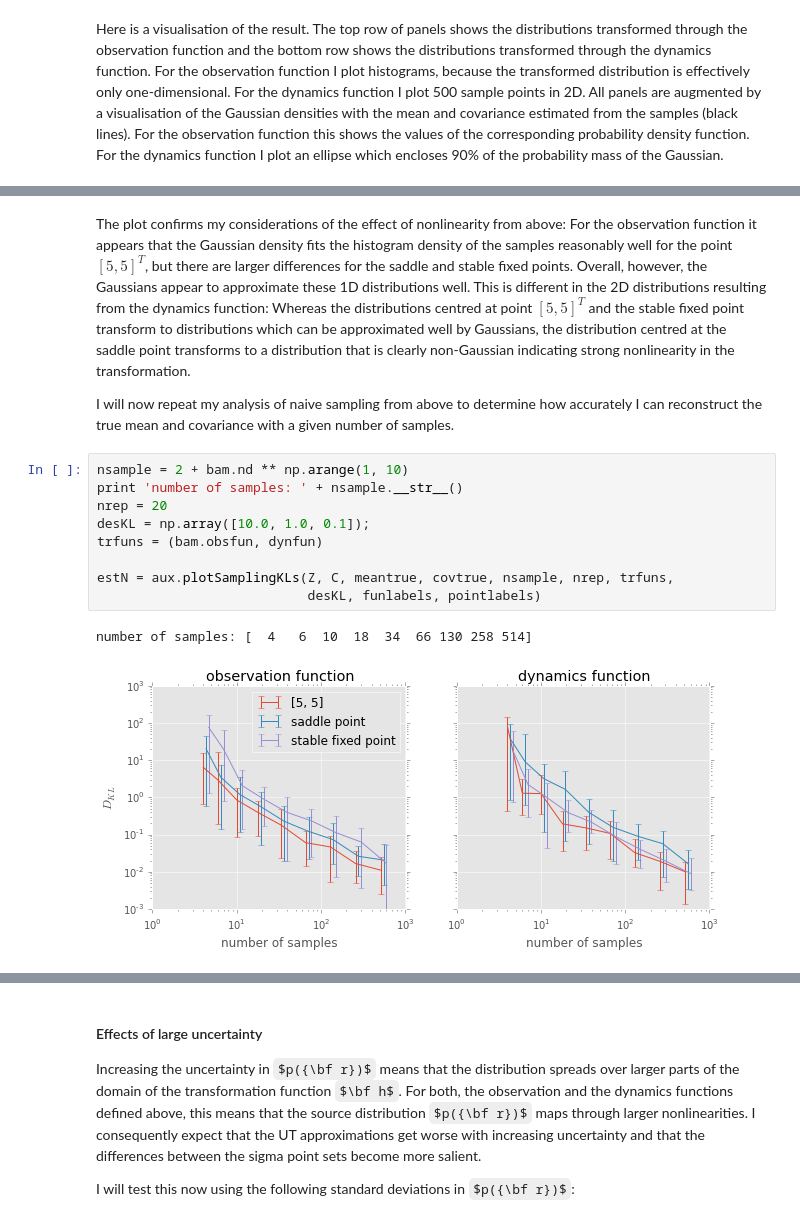
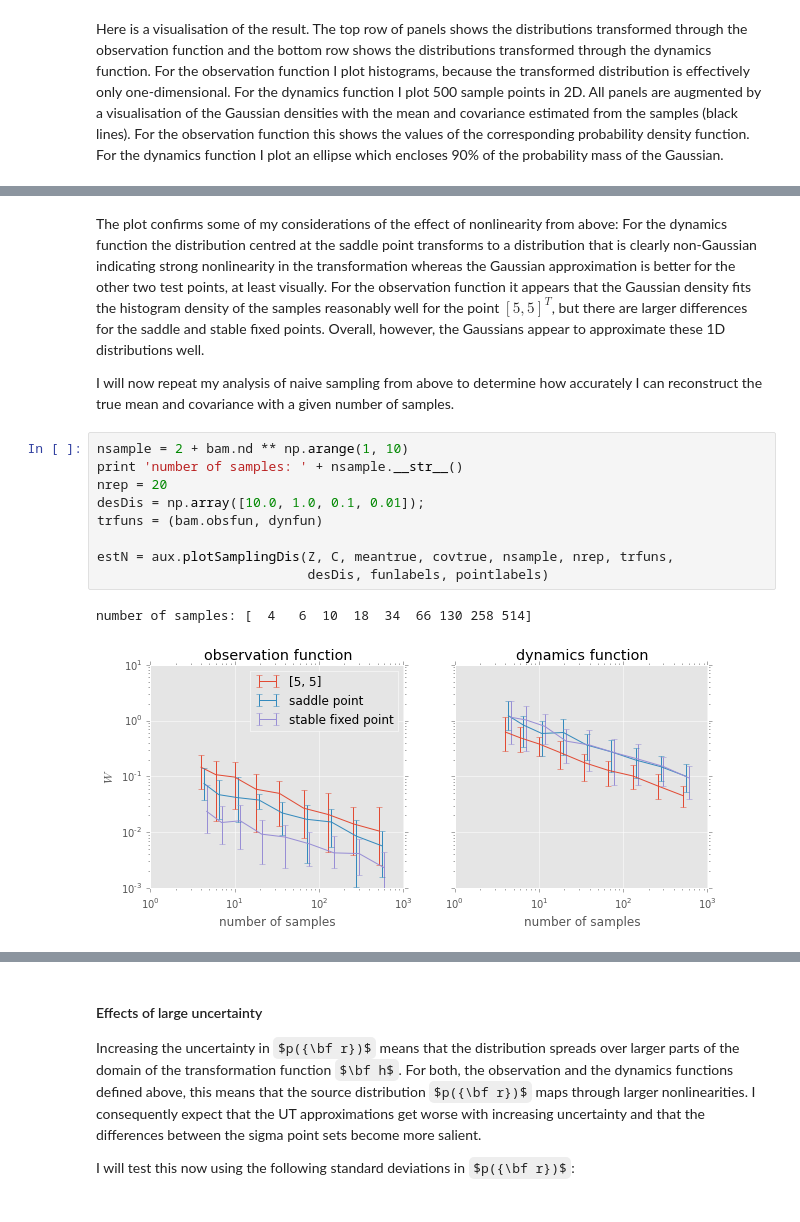
Before and after one commit to sbitzer/UKF-exposed, a Jupyter notebook: UKF.ipynb, the cells around one changed output, grey strips where cells are left out. Saved outputs shown, nothing was run; the diff lists cells and outputs as text; some formulas as TeX source.

```diff
--- a/UKF.ipynb
+++ b/UKF.ipynb
@@ -1155,17 +1135,17 @@ aux.plotSamples(Strue, meantrue, covtrue,
 # %% [markdown]
-The plot confirms my considerations of the effect of nonlinearity from above: For the observation function it appears that the Gaussian density fits the histogram density of the samples reasonably well for the point $[5, 5]^T$, but there are larger differences for the saddle and stable fixed points. Overall, however, the Gaussians appear to approximate these 1D distributions well. This is different in the 2D distributions resulting from the dynamics function: Whereas the distributions centred at point $[5, 5]^T$ and the stable fixed point transform to distributions which can be approximated well by Gaussians, the distribution centred at the saddle point transforms to a distribution that is clearly non-Gaussian indicating strong nonlinearity in the transformation.
+The plot confirms some of my considerations of the effect of nonlinearity from above: For the dynamics function the distribution centred at the saddle point transforms to a distribution that is clearly non-Gaussian indicating strong nonlinearity in the transformation whereas the Gaussian approximation is better for the other two test points, at least visually. For the observation function it appears that the Gaussian density fits the histogram density of the samples reasonably well for the point $[5, 5]^T$, but there are larger differences for the saddle and stable fixed points. Overall, however, the Gaussians appear to approximate these 1D distributions well.
 
 I will now repeat my analysis of naive sampling from above to determine how accurately I can reconstruct the true mean and covariance with a given number of samples.
 # %%
 nsample = 2 + bam.nd ** np.arange(1, 10)
 print 'number of samples: ' + nsample.__str__()
 nrep = 20
-desKL = np.array([10.0, 1.0, 0.1]);
+desDis = np.array([10.0, 1.0, 0.1, 0.01]);
 trfuns = (bam.obsfun, dynfun)
 
-estN = aux.plotSamplingKLs(Z, C, meantrue, covtrue, nsample, nrep, trfuns,
-                           desKL, funlabels, pointlabels)
+estN = aux.plotSamplingDis(Z, C, meantrue, covtrue, nsample, nrep, trfuns,
+                           desDis, funlabels, pointlabels)
 # %% [output]
 number of samples: [  4   6  10  18  34  66 130 258 514]
-[figure, old version]
+[figure, new version]
 # %% [markdown]
```
Also changed, not shown: parts of 58 cells of this notebook, 1 other file.
